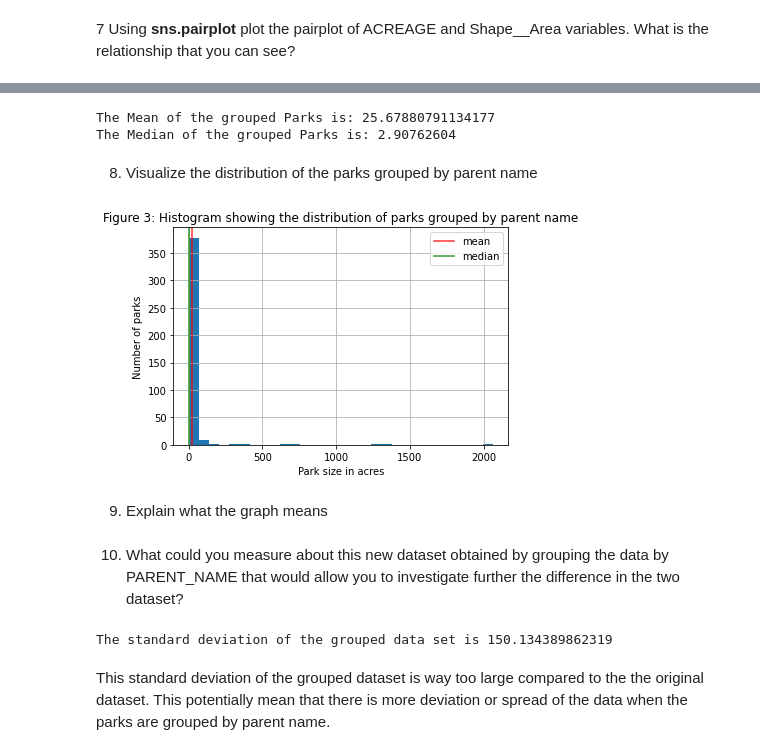
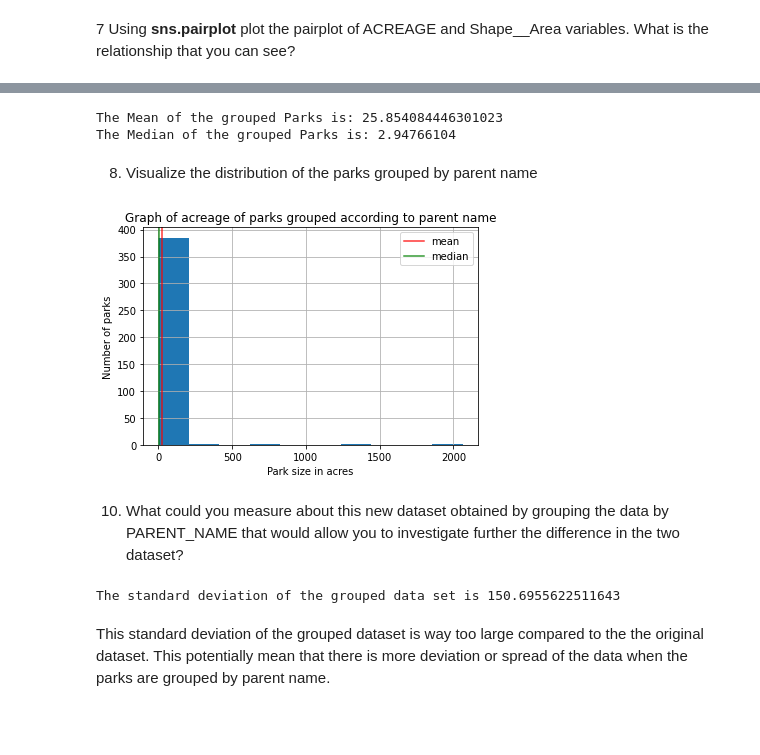
Before and after one commit to Omowumieru/FDSfE_OErukubami, a Jupyter notebook: HW2/HW2-Stats_Philly_Parks.ipynb, the cells around one changed output, grey strips where cells are left out. Saved outputs shown, nothing was run; the diff lists cells and outputs as text; code cells hidden in the pictures; blank space fills up the shorter version.

```diff
--- a/HW2/HW2-Stats_Philly_Parks.ipynb
+++ b/HW2/HW2-Stats_Philly_Parks.ipynb
@@ -33,7 +33,7 @@ you can find the data at http://data-phl.opendata.arcgis.com/datasets/d52445160a
 **Copy the URL above and use it to load the data**
 # %%
 # Reading the Phylly's park data from the URL baove
-pparks = pd.read_csv(...)
+pparks = pd.read_csv("http://data-phl.opendata.arcgis.com/datasets/d52445160ab14380a673e5849203eb64_0.csv")
 # %%
 # get the info and the statistical description of the dataframe
 pparks.info()
@@ -229,36 +265,34 @@ groupmedian = group_park['ACREAGE'].median()
 print('The Mean of the grouped Parks is:', groupmean)
 print('The Median of the grouped Parks is:', groupmedian)
 # %% [output]
-The Mean of the grouped Parks is: 25.67880791134177
-The Median of the grouped Parks is: 2.90762604
+The Mean of the grouped Parks is: 25.854084446301023
+The Median of the grouped Parks is: 2.94766104
 # %% [markdown]
 8. Visualize the distribution of the parks grouped by parent name
 # %%
 #Visualize the distribution of the parks grouped by parent name
 
-ax =...
+ax =group_park["ACREAGE"].hist()
 
 ax.axvline(groupmean, color='red', linestyle='solid', linewidth=1.5, alpha = .8)
 ax.axvline(groupmedian, color='green', linestyle='solid', linewidth=1.5, alpha = .8)
 ax.legend([groupmean, groupmedian], labels = ['mean', 'median'])
 ax.set_xlabel('Park size in acres')
 ax.set_ylabel('Number of parks')
 
-pylab.title(...);
+pylab.title("Graph of acreage of parks grouped according to parent name");
 # %% [output]
-[figure, old version]
+[figure, new version]
-# %% [markdown]
-9. Explain what the graph means
 # %% [markdown]
 10. What could you measure about this new dataset obtained by grouping the data by PARENT_NAME that would allow you to investigate further the difference in the two dataset?
 # %%
 # Measuring the standard deviation of the group parks
 
-....
+group_std=group_park["ACREAGE"].std()
 
 print ("The standard deviation of the grouped data set is", group_std)
 # %% [output]
-The standard deviation of the grouped data set is 150.134389862319
+The standard deviation of the grouped data set is 150.6955622511643
 # %% [markdown]
 This standard deviation of the grouped dataset is way too large compared to the the original dataset. This potentially mean that there is more deviation or spread of the data when the parks are grouped by parent name.
 # %% [markdown]
```
Also changed, not shown: parts of 18 cells of this notebook.
